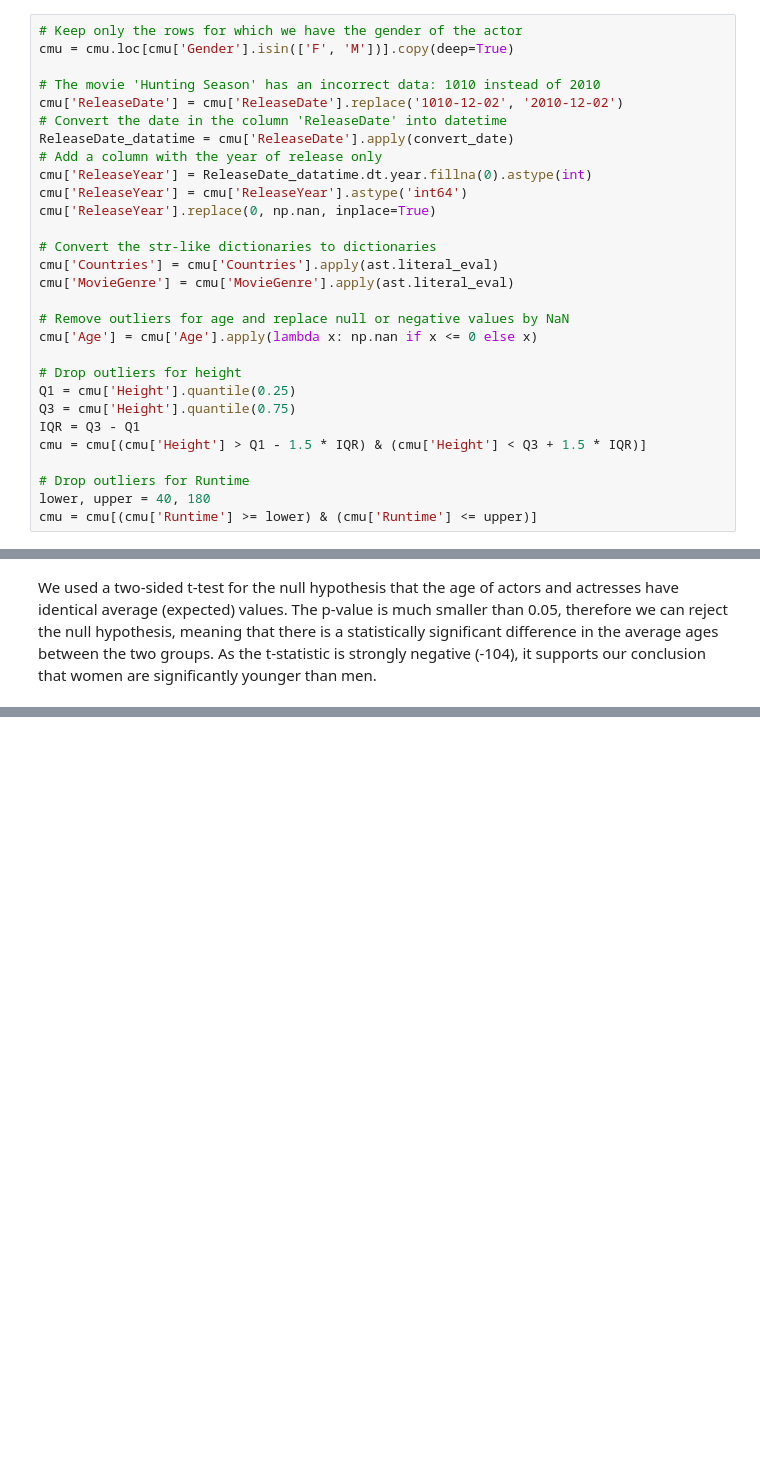
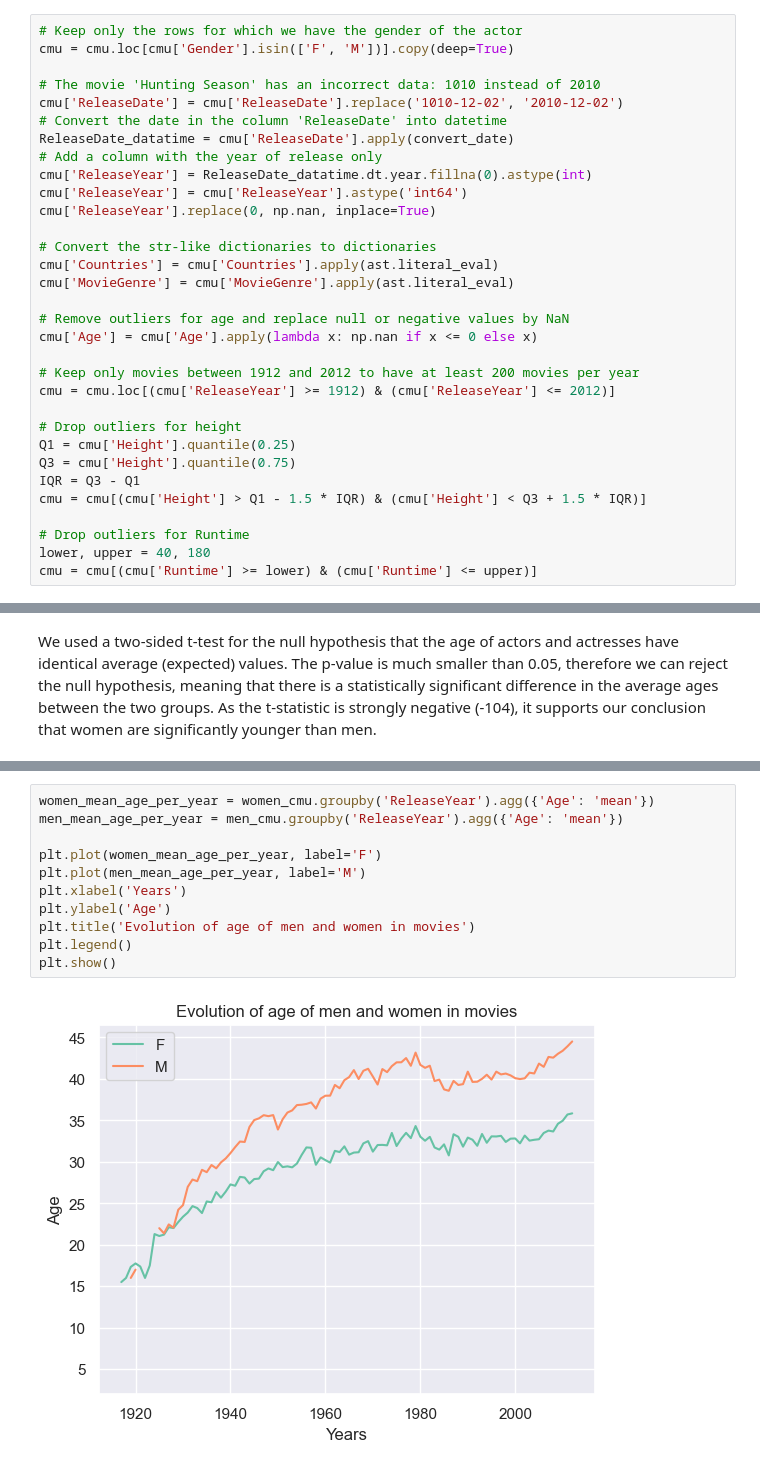
Before and after one commit to epfl-ada/ada-2023-project-teamcajare2023, a Jupyter notebook: P2.ipynb, the cells around one changed output, grey strips where cells are left out. Cells and saved outputs as stored; diff of their text form; blank space fills up the shorter version.

```diff
--- a/P2.ipynb
+++ b/P2.ipynb
@@ -105,6 +106,9 @@ cmu['MovieGenre'] = cmu['MovieGenre'].apply(ast.literal_eval)
 # Remove outliers for age and replace null or negative values by NaN
 cmu['Age'] = cmu['Age'].apply(lambda x: np.nan if x <= 0 else x)
 
+# Keep only movies between 1912 and 2012 to have at least 200 movies per year
+cmu = cmu.loc[(cmu['ReleaseYear'] >= 1912) & (cmu['ReleaseYear'] <= 2012)]
+
 # Drop outliers for height
 Q1 = cmu['Height'].quantile(0.25)
 Q3 = cmu['Height'].quantile(0.75)
@@ -155,0 +162,13 @@ We used a two-sided t-test for the null hypothesis that the age of actors and ac
+# %%
+women_mean_age_per_year = women_cmu.groupby('ReleaseYear').agg({'Age': 'mean'})
+men_mean_age_per_year = men_cmu.groupby('ReleaseYear').agg({'Age': 'mean'})
+
+plt.plot(women_mean_age_per_year, label='F')
+plt.plot(men_mean_age_per_year, label='M')
+plt.xlabel('Years')
+plt.ylabel('Age')
+plt.title('Evolution of age of men and women in movies')
+plt.legend()
+plt.show()
+# %% [output]
+[figure, added]
```
Also changed, not shown: parts of 14 cells of this notebook.
